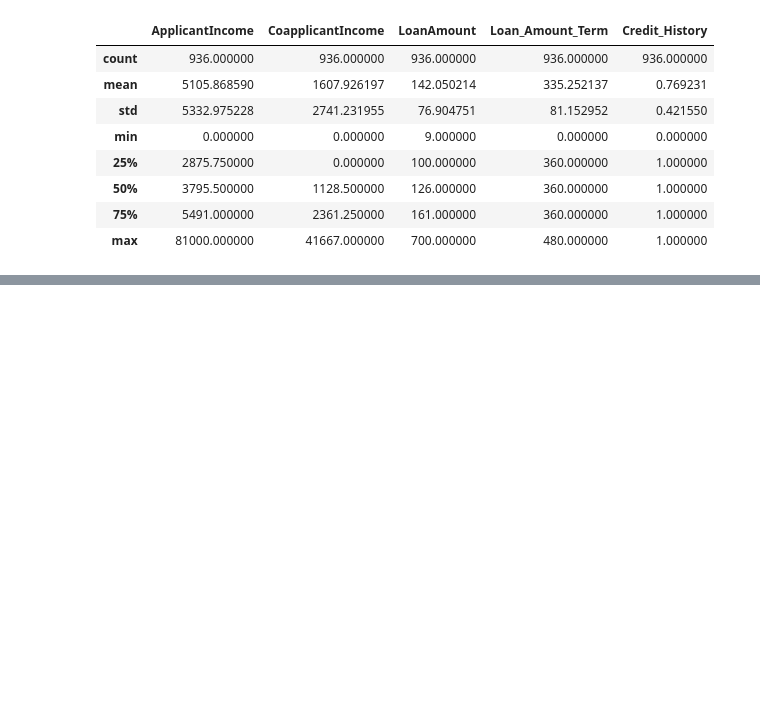
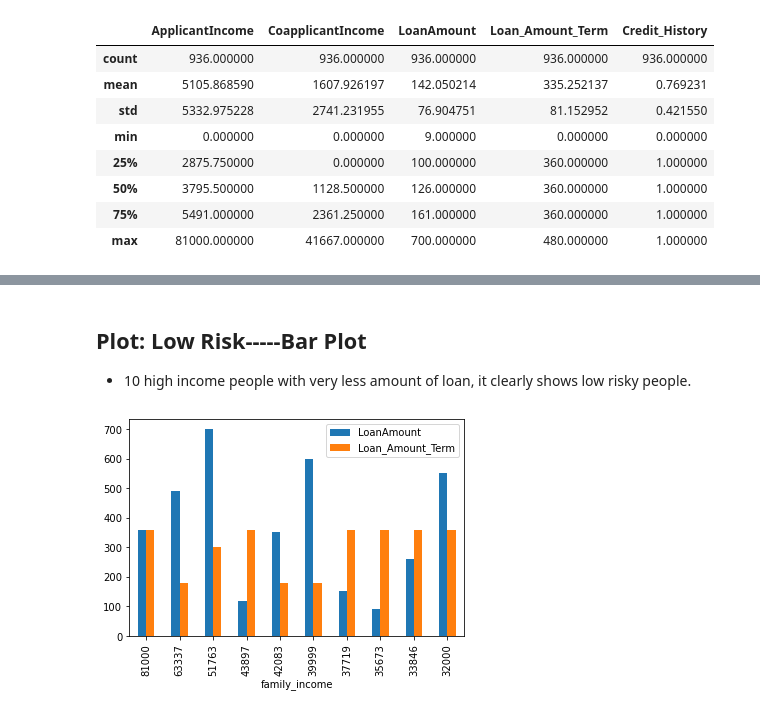
Before and after one commit to indrani2121/Analysis_of_loan_amounts_received_by_applicants, a Jupyter notebook: credit_history.ipynb, the cells around one changed output, grey strips where cells are left out. Saved outputs shown, nothing was run; the diff lists cells and outputs as text; code cells hidden in the pictures; blank space fills up the shorter version.

```diff
--- a/credit_history.ipynb
+++ b/credit_history.ipynb
@@ -211,0 +299,7 @@ data.describe()
+# %% [markdown]
+## Plot: Low Risk-----Bar Plot
+- 10 high income people with very less amount of loan, it clearly shows low risky people.
+# %%
+data.nlargest(columns="family_income",n=10)[["family_income","LoanAmount", "Loan_Amount_Term"]].plot(kind="bar", x="family_income");
+# %% [output]
+[figure, added]
```
Also changed, not shown: parts of 35 cells of this notebook.
